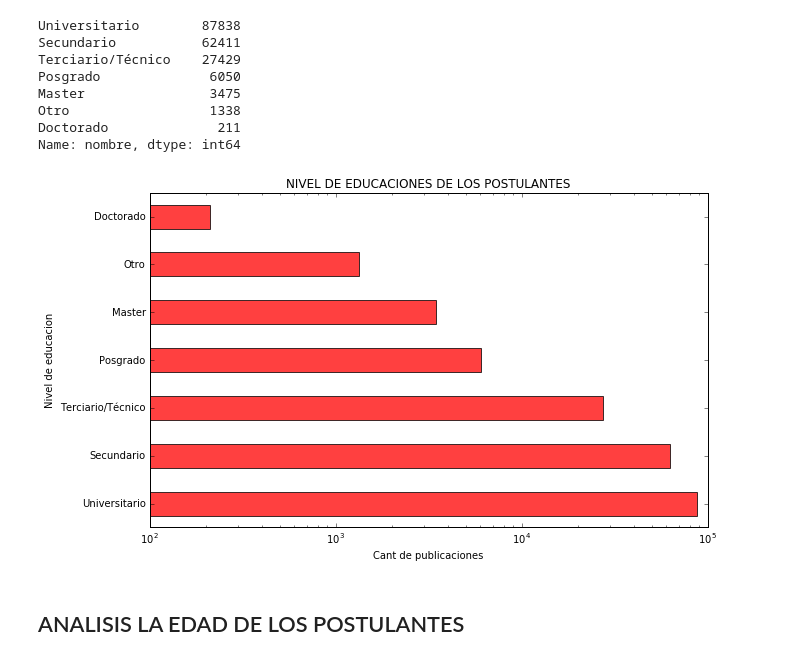
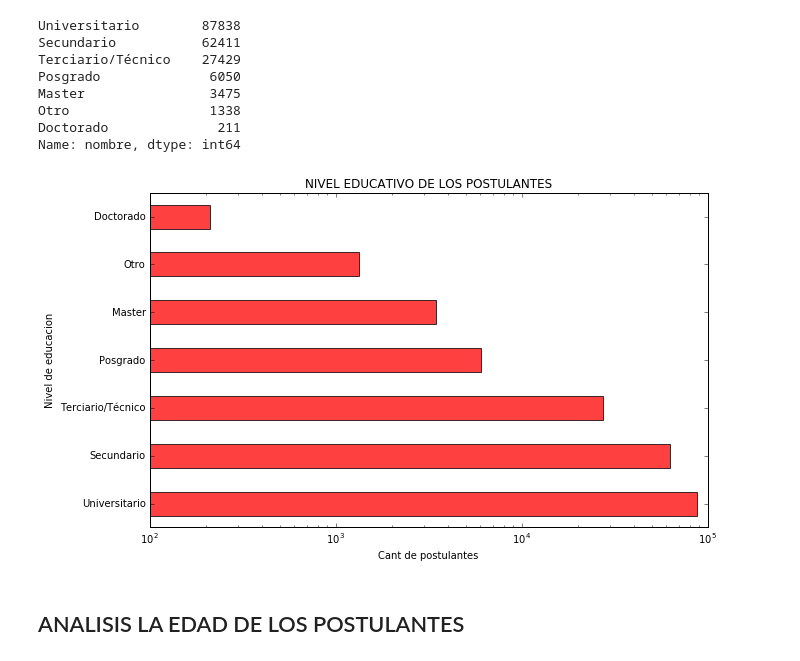
Before and after one commit to matfonseca/OrgaDatos, a Jupyter notebook: Analisis exploratorio.ipynb, the cells around one changed output. Cells and saved outputs as stored; diff of their text form; code cells hidden in the pictures.

```diff
--- a/Analisis exploratorio.ipynb
+++ b/Analisis exploratorio.ipynb
@@ -136,16 +138,18 @@ Name: nombre, dtype: int64
 # %%
 f = plt.figure()
 
-plt.title ('NIVEL DE EDUCACIONES DE LOS POSTULANTES',color='black')
+plt.title ('NIVEL EDUCATIVO DE LOS POSTULANTES',color='black')
 
 ax = postulant_education.plot(kind='barh', stacked=True, figsize=(10,6) ,alpha=0.75, ax=f.gca(), color='red', logx= True )
 
 
-ax.set_xlabel('Cant de publicaciones')
+ax.set_xlabel('Cant de postulantes')
 ax.set_ylabel("Nivel de educacion")
-plt.show()
+#plt.show()
+#Exportamos el plot como .png para poder ponerlo en el informe
+plt.savefig('CantidadDePostulantesSegunNivelEducativo.png',bbox_inches='tight')
 # %% [output]
-[figure, old version]
+[figure, new version]
 # %% [markdown]
 ## ANALISIS LA EDAD DE LOS POSTULANTES
 # %% [markdown]
```
Also changed, not shown: parts of 7 cells of this notebook.
